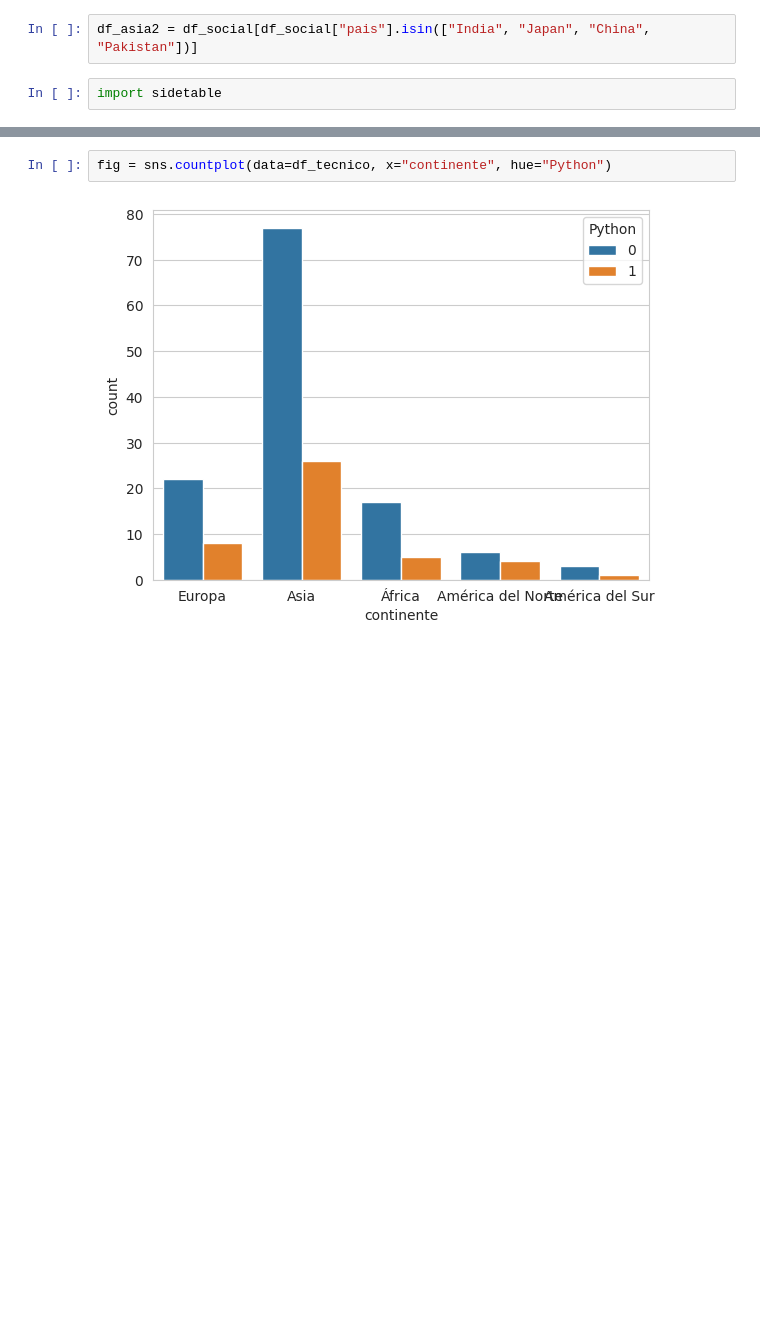
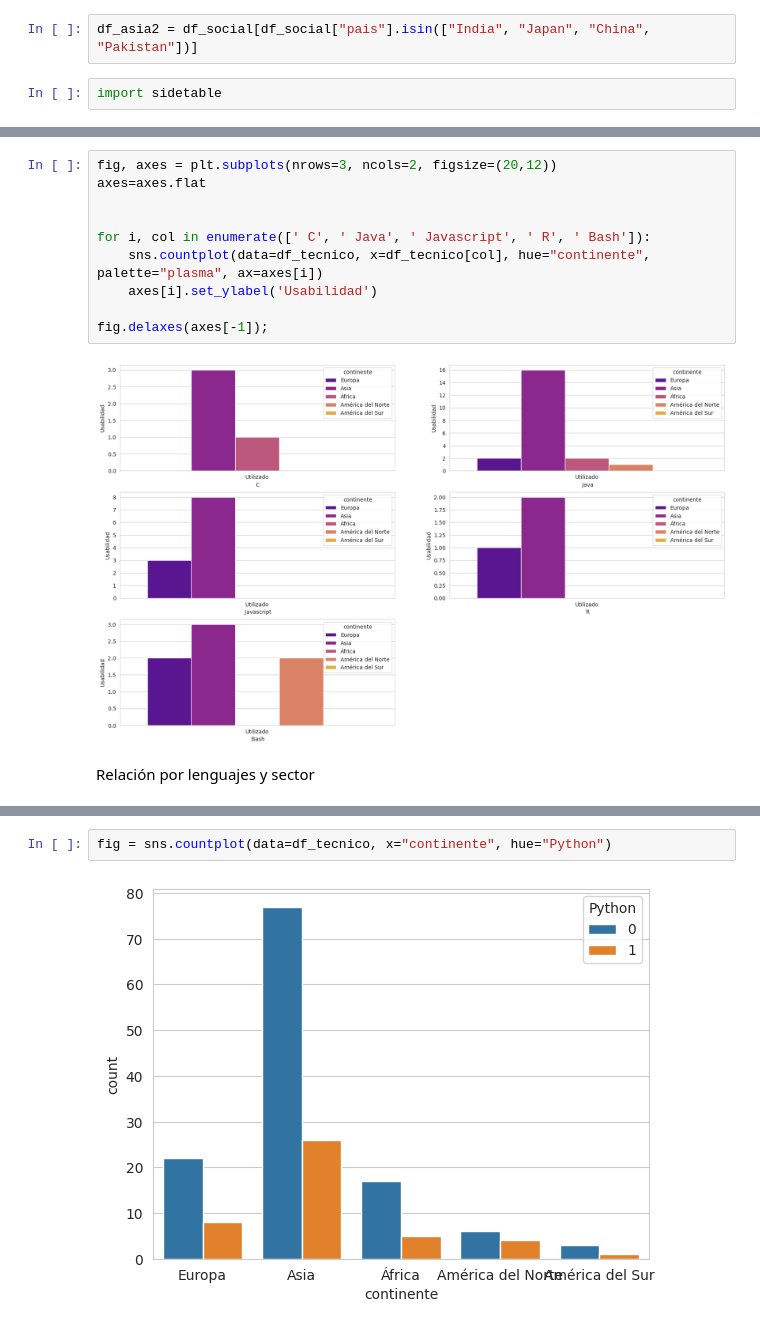
Before and after one commit to silviagordon/EDA-Visualizacion, a Jupyter notebook: Notebooks/Visualización.ipynb, the cells around one changed output, grey strips where cells are left out. Drawn from its saved outputs; the diff is of its cells as text; blank space fills up the shorter version.

```diff
--- a/Notebooks/Visualización.ipynb
+++ b/Notebooks/Visualización.ipynb
@@ -208,0 +267,14 @@ df_tecnico.head()
+# %%
+fig, axes = plt.subplots(nrows=3, ncols=2, figsize=(20,12))
+axes=axes.flat
+
+
+for i, col in enumerate([' C', ' Java', ' Javascript', ' R', ' Bash']):
+    sns.countplot(data=df_tecnico, x=df_tecnico[col], hue="continente", palette="plasma", ax=axes[i])
+    axes[i].set_ylabel('Usabilidad')
+
+fig.delaxes(axes[-1]);
+# %% [output]
+[figure, added]
+# %% [markdown]
+Relación por lenguajes y sector
```
Also changed, not shown: parts of 39 cells of this notebook, 1 other file.
